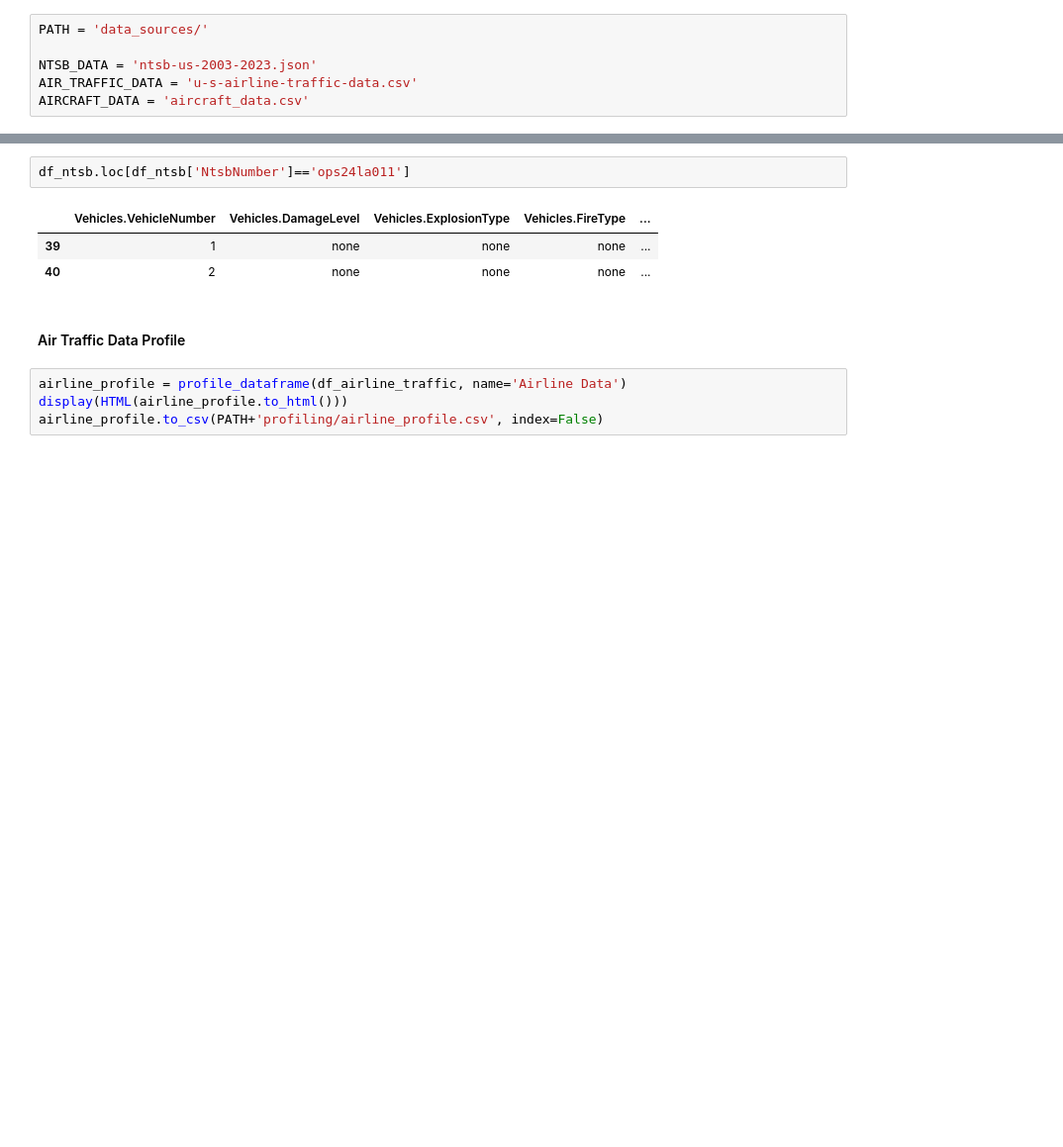
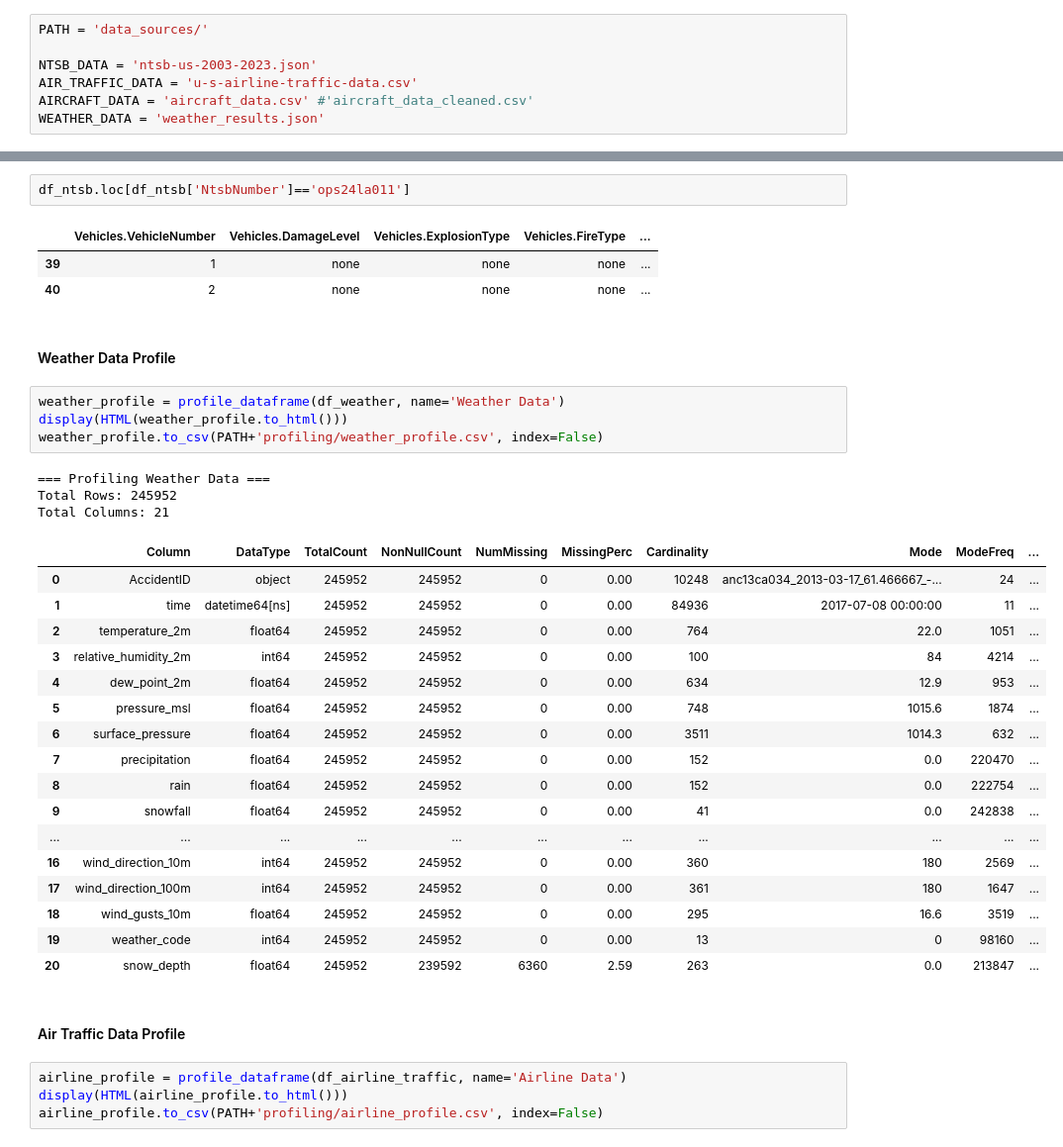
Before and after one commit to tratom/fcul-ipai-project, a Jupyter notebook: project.ipynb, the cells around one changed output, grey strips where cells are left out. Shown: that part at 99% size. Saved outputs shown, nothing was run; the diff lists cells and outputs as text; blank space fills up the shorter version.

Commit message:
weather json load and data profiling

```diff
--- a/project.ipynb
+++ b/project.ipynb
@@ -22,7 +23,8 @@ PATH = 'data_sources/'
 
 NTSB_DATA = 'ntsb-us-2003-2023.json'
 AIR_TRAFFIC_DATA = 'u-s-airline-traffic-data.csv'
-AIRCRAFT_DATA = 'aircraft_data.csv'
+AIRCRAFT_DATA = 'aircraft_data.csv' #'aircraft_data_cleaned.csv'
+WEATHER_DATA = 'weather_results.json'
 # %% [markdown]
 #### Load NTSB JSON Data
 # %%
@@ -332,6 +433,33 @@ df_ntsb.loc[df_ntsb['NtsbNumber']=='ops24la011']
 |  | Vehicles.VehicleNumber | Vehicles.DamageLevel | Vehicles.ExplosionType | Vehicles.FireType | ... |
 | 39 | 1 | none | none | none | ... |
 | 40 | 2 | none | none | none | ... |
+# %% [markdown]
+#### Weather Data Profile
+# %%
+weather_profile = profile_dataframe(df_weather, name='Weather Data')
+display(HTML(weather_profile.to_html()))
+weather_profile.to_csv(PATH+'profiling/weather_profile.csv', index=False)
+# %% [output]
+=== Profiling Weather Data ===
+Total Rows: 245952
+Total Columns: 21
+|  | Column | DataType | TotalCount | NonNullCount | NumMissing | MissingPerc | Cardinality | Mode | ModeFreq | ... |
+| 0 | AccidentID | object | 245952 | 245952 | 0 | 0.00 | 10248 | anc13ca034_2013-03-17_61.466667_-... | 24 | ... |
+| 1 | time | datetime64[ns] | 245952 | 245952 | 0 | 0.00 | 84936 | 2017-07-08 00:00:00 | 11 | ... |
+| 2 | temperature_2m | float64 | 245952 | 245952 | 0 | 0.00 | 764 | 22.0 | 1051 | ... |
+| 3 | relative_humidity_2m | int64 | 245952 | 245952 | 0 | 0.00 | 100 | 84 | 4214 | ... |
+| 4 | dew_point_2m | float64 | 245952 | 245952 | 0 | 0.00 | 634 | 12.9 | 953 | ... |
+| 5 | pressure_msl | float64 | 245952 | 245952 | 0 | 0.00 | 748 | 1015.6 | 1874 | ... |
+| 6 | surface_pressure | float64 | 245952 | 245952 | 0 | 0.00 | 3511 | 1014.3 | 632 | ... |
+| 7 | precipitation | float64 | 245952 | 245952 | 0 | 0.00 | 152 | 0.0 | 220470 | ... |
+| 8 | rain | float64 | 245952 | 245952 | 0 | 0.00 | 152 | 0.0 | 222754 | ... |
+| 9 | snowfall | float64 | 245952 | 245952 | 0 | 0.00 | 41 | 0.0 | 242838 | ... |
+| ... | ... | ... | ... | ... | ... | ... | ... | ... | ... | ... |
+| 16 | wind_direction_10m | int64 | 245952 | 245952 | 0 | 0.00 | 360 | 180 | 2569 | ... |
+| 17 | wind_direction_100m | int64 | 245952 | 245952 | 0 | 0.00 | 361 | 180 | 1647 | ... |
+| 18 | wind_gusts_10m | float64 | 245952 | 245952 | 0 | 0.00 | 295 | 16.6 | 3519 | ... |
+| 19 | weather_code | int64 | 245952 | 245952 | 0 | 0.00 | 13 | 0 | 98160 | ... |
+| 20 | snow_depth | float64 | 245952 | 239592 | 6360 | 2.59 | 263 | 0.0 | 213847 | ... |
 # %% [markdown]
 #### Air Traffic Data Profile
 # %%
```
Also changed, not shown: parts of 11 cells of this notebook, 5 other files.
